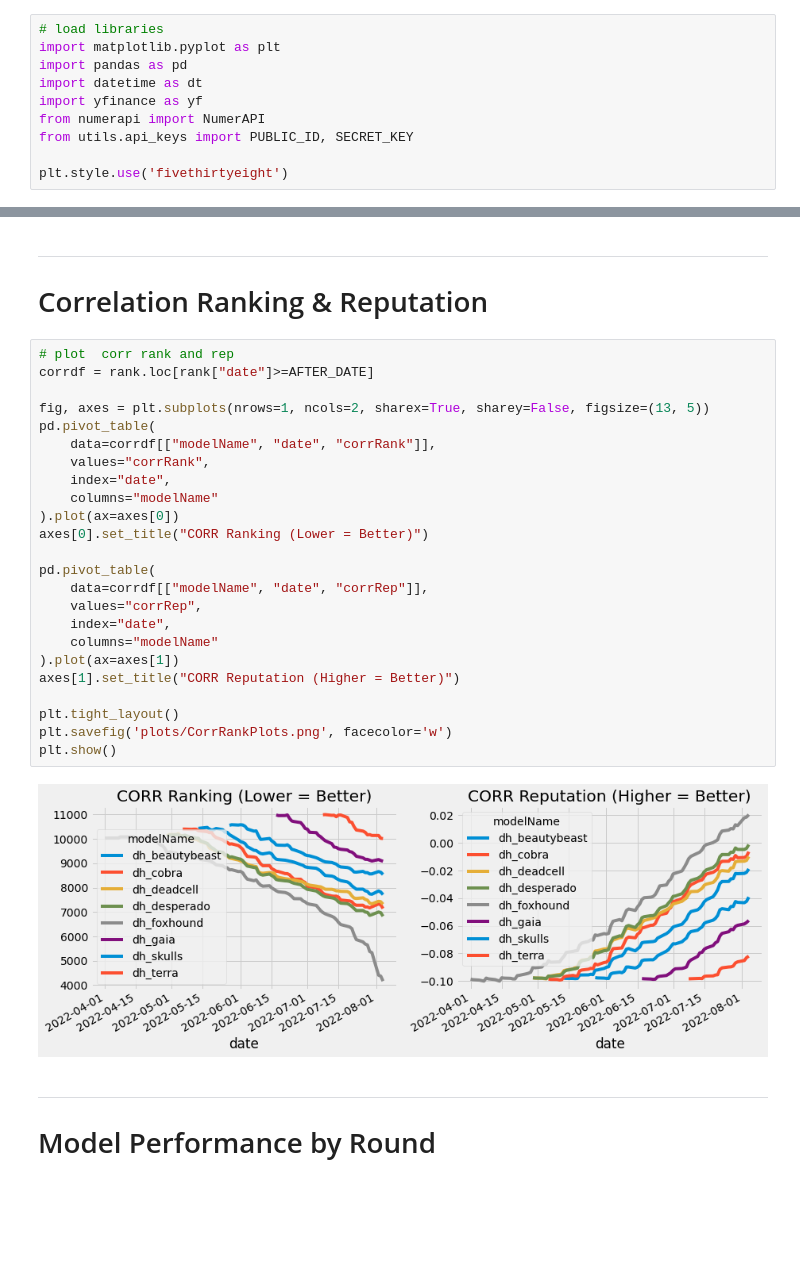
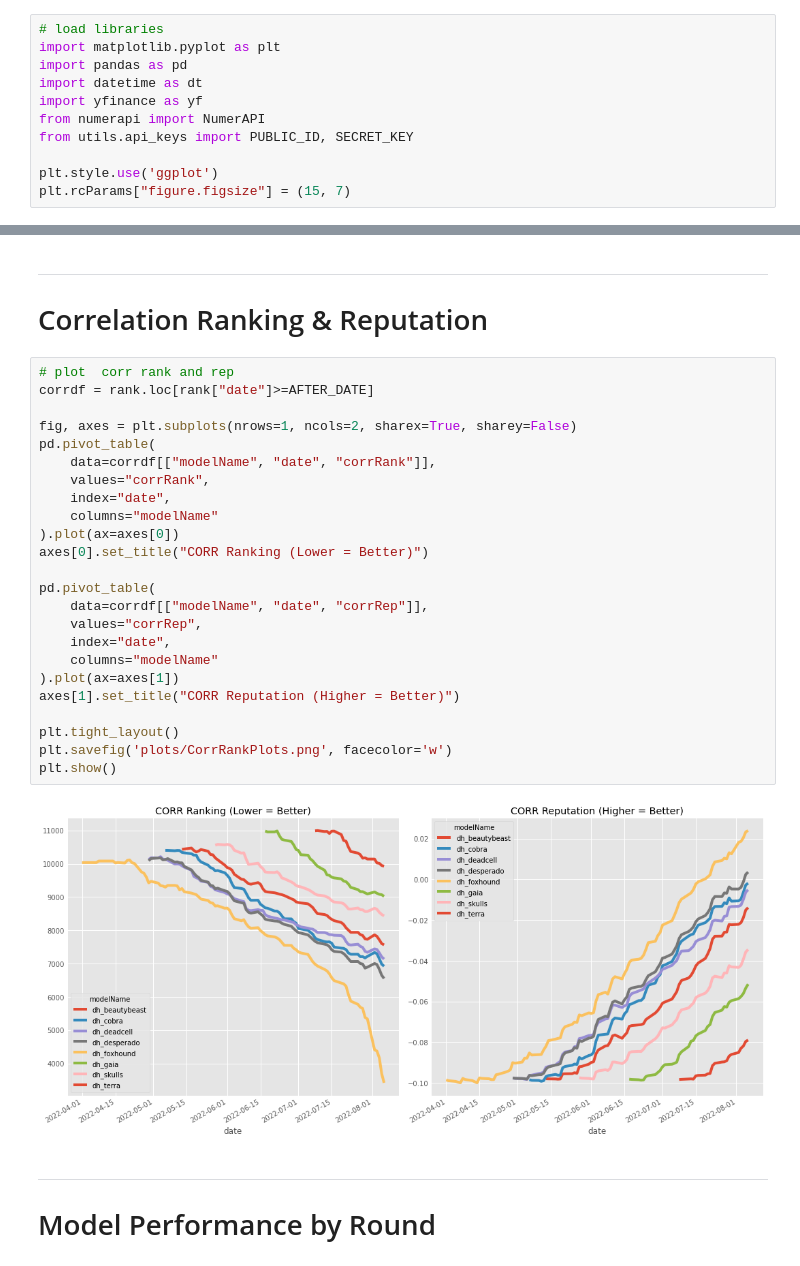
Before and after one commit to hiydavid/numerai-models, a Jupyter notebook: _get_model_rankings.ipynb, the cells around one changed output, grey strips where cells are left out. Drawn from its saved outputs; the diff is of its cells as text; blank space fills up the shorter version.

Commit message:
Updated plots and submitted new round

```diff
--- a/_get_model_rankings.ipynb
+++ b/_get_model_rankings.ipynb
@@ -9,7 +9,8 @@ import yfinance as yf
 from numerapi import NumerAPI
 from utils.api_keys import PUBLIC_ID, SECRET_KEY
 
-plt.style.use('fivethirtyeight')
+plt.style.use('ggplot')
+plt.rcParams["figure.figsize"] = (15, 7)
 # %%
 # instantiate
 TODAY = dt.datetime.now()
@@ -138,29 +139,29 @@ tc_rank_cols, tc_rep_cols, nontc_rank_cols, nontc_rep_cols
 # %%
 # plot  corr rank and rep
 corrdf = rank.loc[rank["date"]>=AFTER_DATE]
 
-fig, axes = plt.subplots(nrows=1, ncols=2, sharex=True, sharey=False, figsize=(13, 5))
+fig, axes = plt.subplots(nrows=1, ncols=2, sharex=True, sharey=False)
 pd.pivot_table(
     data=corrdf[["modelName", "date", "corrRank"]],
     values="corrRank",
     index="date",
     columns="modelName"
 ).plot(ax=axes[0])
 axes[0].set_title("CORR Ranking (Lower = Better)")
 
 pd.pivot_table(
     data=corrdf[["modelName", "date", "corrRep"]],
     values="corrRep",
     index="date",
     columns="modelName"
 ).plot(ax=axes[1])
 axes[1].set_title("CORR Reputation (Higher = Better)")
 
 plt.tight_layout()
 plt.savefig('plots/CorrRankPlots.png', facecolor='w')
 plt.show()
 # %% [output]
-[figure, old version]
+[figure, new version]
 # %% [markdown]
 ---
 # Model Performance by Round
```
Also changed, not shown: parts of 10 cells of this notebook, 8 other files.
